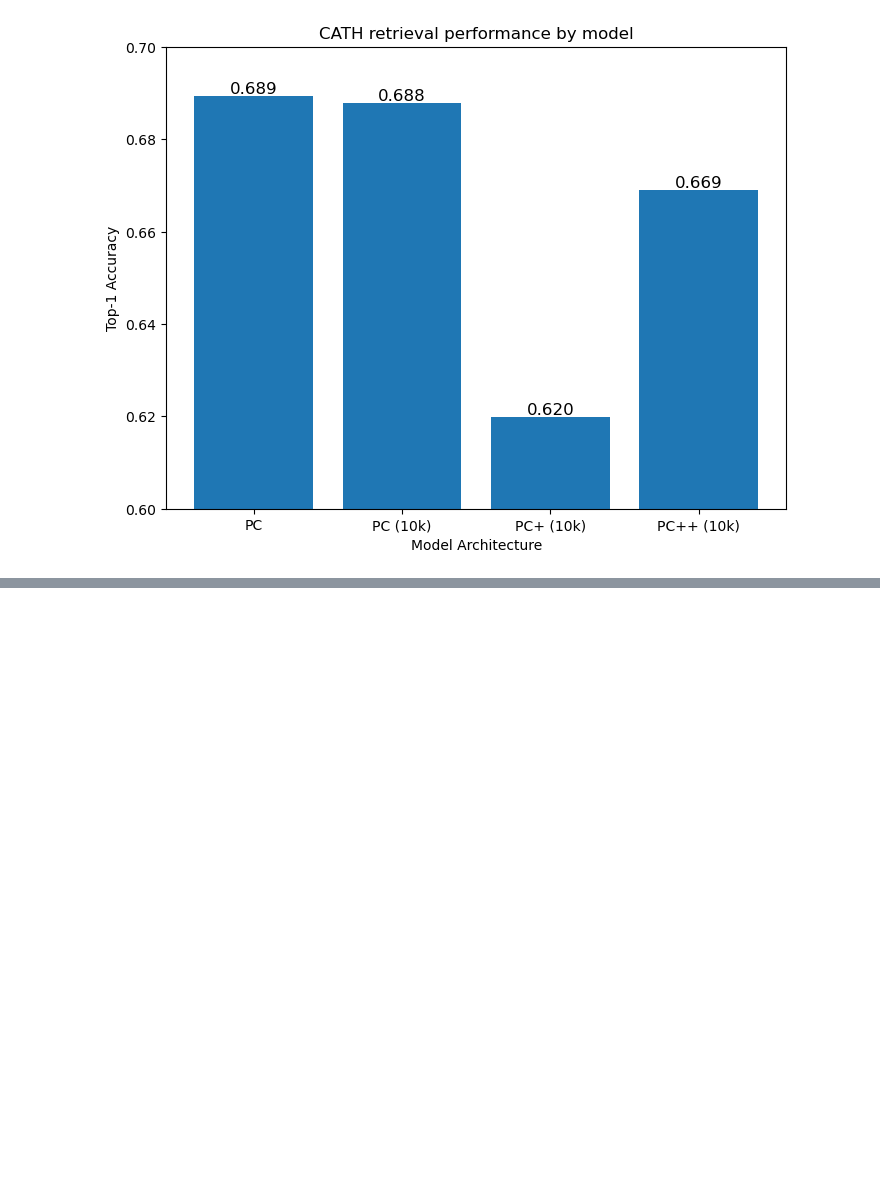
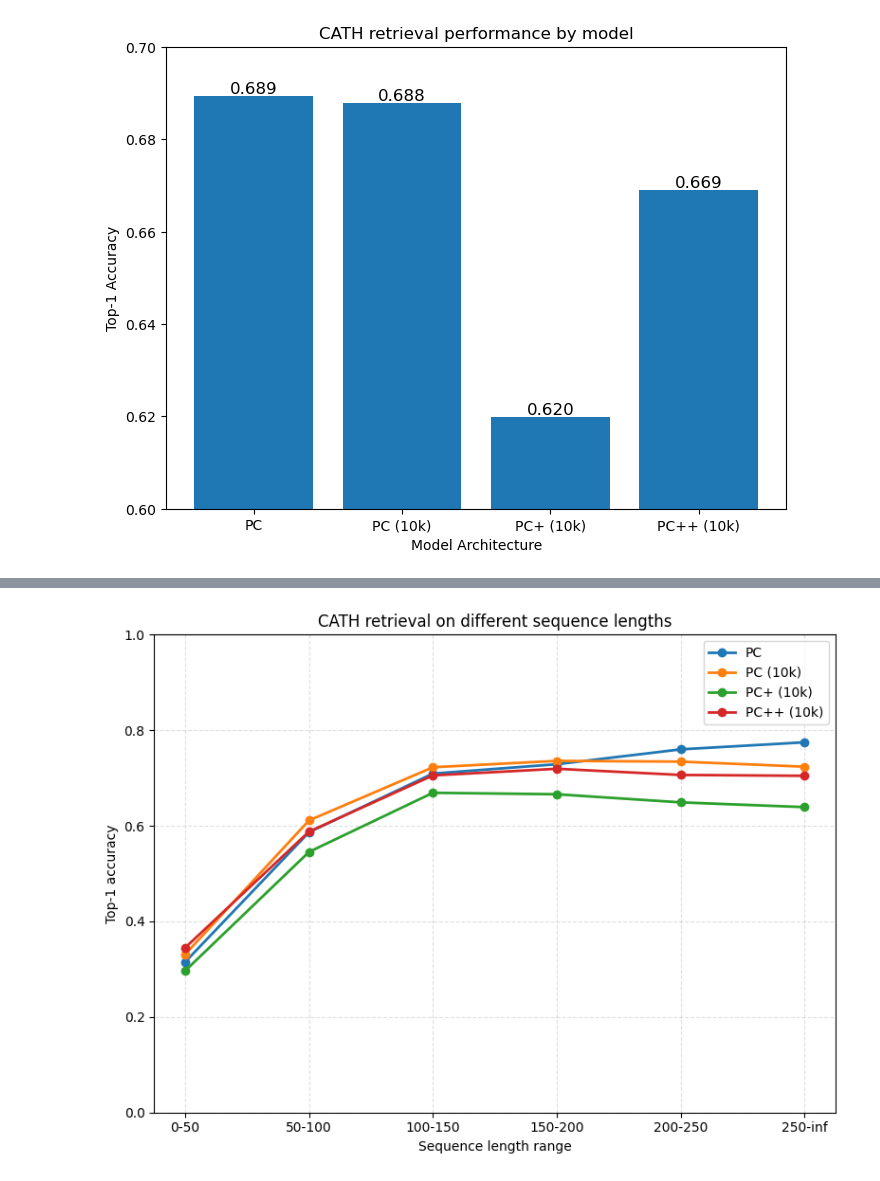
Before and after one commit to radroof22/cse7850-compbio-project, a Jupyter notebook: proteinclip/homology.ipynb, the cells around one changed output, grey strips where cells are left out. Cells and saved outputs as stored; diff of their text form; code cells hidden in the pictures; blank space fills up the shorter version.

```diff
--- a/proteinclip/homology.ipynb
+++ b/proteinclip/homology.ipynb
@@ -497,0 +555,9 @@ plt.show()
+# %%
+import pickle
+import numpy as np
+import matplotlib.pyplot as plt
+
+filename = "homology_pc++_10000.pkl"
+with open(filename, 'rb') as f:
+    results = pickle.load(f)
+results
@@ -497,0 +628,38 @@ plt.show()
+# %%
+# (filename, label) pairs
+files = [
+    ("homology_pc.pkl",          "PC"),
+    ("homology_pc_10000.pkl",    "PC (10k)"),
+    ("homology_pc+_10000.pkl",   "PC+ (10k)"),
+    ("homology_pc++_10000.pkl",  "PC++ (10k)"),
+]
+
+# Length bins (edges) and pretty tick labels
+bins        = [0, 50, 100, 150, 200, 250, float("inf")]
+bin_labels  = ["0-50", "50-100", "100-150",
+                "150-200", "200-250", "250-inf"]
+
+# Collect and plot
+plt.figure(figsize=(8, 6))
+
+for filename, label in files:
+    pkl_path = Path(filename)
+
+    acc = accuracy_by_len(pkl_path, bins)
+    plt.plot(bin_labels, acc,
+                marker="o", linewidth=2, label=label)
+
+# Cosmetics
+plt.ylim(0, 1)
+plt.xlabel("Sequence length range")
+plt.ylabel("Top-1 accuracy")
+plt.title("CATH retrieval on different sequence lengths")  # ← replace if you like
+plt.grid(True, linestyle="--", alpha=0.4)
+plt.legend()
+plt.tight_layout()
+
+# Save to file or just display
+
+plt.show()
+# %% [output]
+[figure, added]
```
Also changed, not shown: parts of 4 cells of this notebook.
